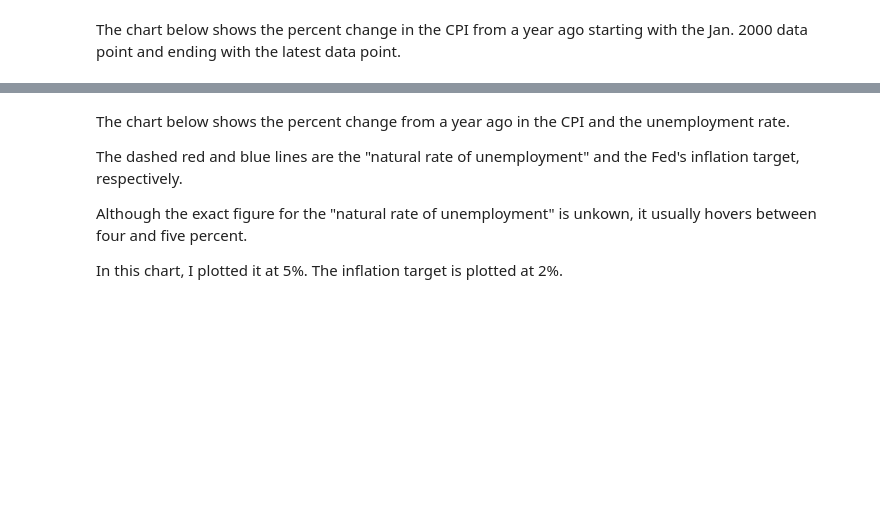
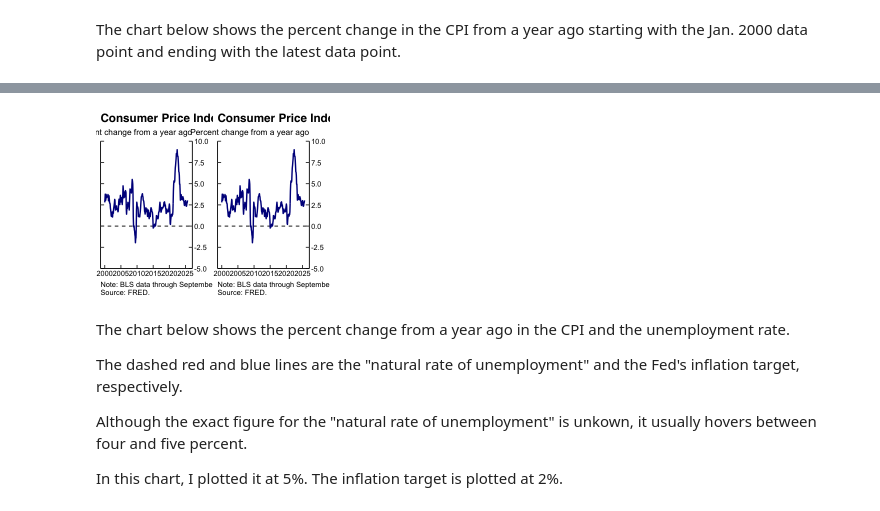
Before and after one commit to maha4028/economic-charting, a Jupyter notebook: generate_plots.ipynb, the cells around one changed output, grey strips where cells are left out. Drawn from its saved outputs; the diff is of its cells as text; code cells hidden in the pictures; blank space fills up the shorter version.

```diff
--- a/generate_plots.ipynb
+++ b/generate_plots.ipynb
@@ -90,5 +167,14 @@ ggsave("plots/plot_cpi.png", plot = plot_1, width = 3.9, height = 3.2+(0.13*2),
 # %%
-ggsave("plots/plot_cpi.png", plot = grid.arrange(plot_1, plot_1, ncol=2), width = 3.9*2, height = 3.2+(0.13*2), units = "in", dpi = 300)
+ggsave(
+    "plots/plot_cpi.png",
+    plot = grid.arrange(plot_1a, plot_1b, ncol=2),
+    width = 3.9*2,
+    height = 3.2+(0.13*2),
+    units = "in",
+    dpi = 300
+    )
+# %% [output]
+[figure, added]
 # %% [markdown]
 The chart below shows the percent change from a year ago in the CPI and the unemployment rate.
 
```
Also changed, not shown: parts of 5 cells of this notebook, 1 other file.
